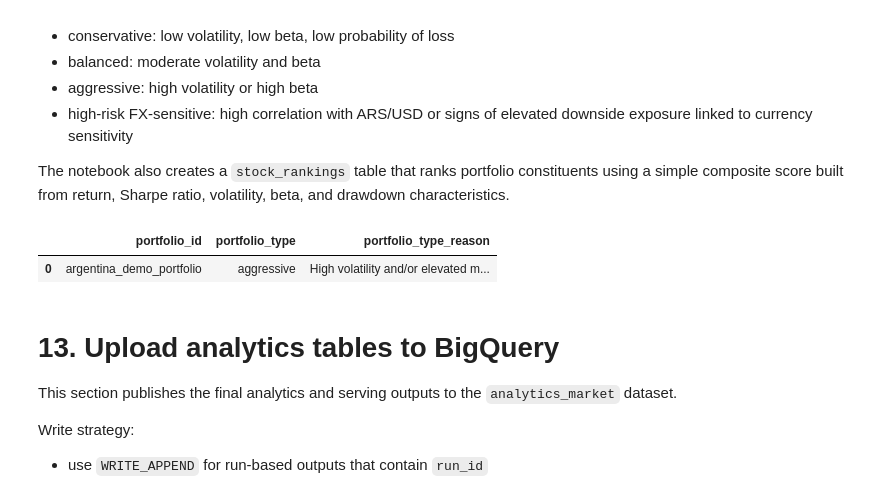
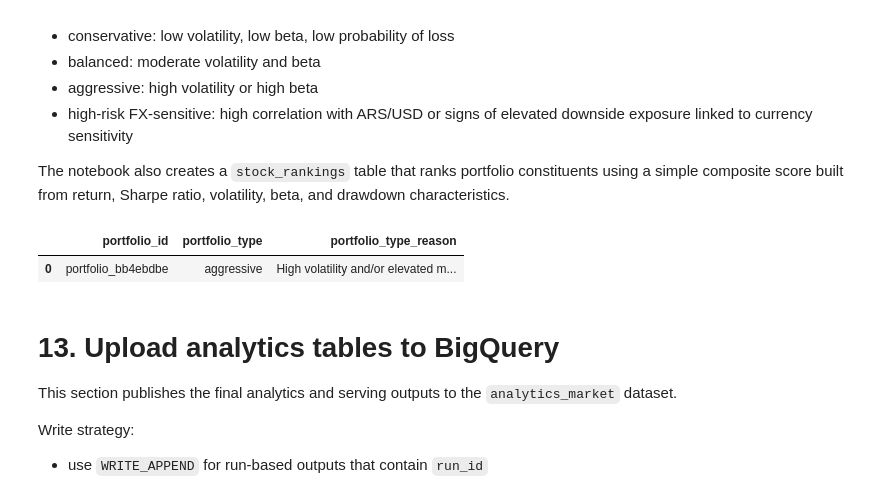
Before and after one commit to joseBouza17/bigdata-merval-analysis, a Jupyter notebook: 02_transform_serve_montecarlo.ipynb, the cells around one changed output. Cells and saved outputs as stored; diff of their text form; code cells hidden in the pictures.

```diff
--- a/02_transform_serve_montecarlo.ipynb
+++ b/02_transform_serve_montecarlo.ipynb
@@ -370,6 +341,7 @@ Validation checks include:
 - the portfolio has overlapping return history across all selected names
 # %%
 weights = validate_portfolio_weights(USER_PORTFOLIO)
+PORTFOLIO_ID = f"portfolio_{RUN_ID[:8]}"
 
 available_stock_tickers = set(stock_metrics["ticker"].astype(str)) if "ticker" in stock_metrics.columns else set()
 missing_in_stock_metrics = sorted(set(weights.index) - available_stock_tickers)
@@ -781,7 +709,7 @@ def choose_metric_column(df, candidates):
 vol_col = choose_metric_column(stock_metrics, ["volatility", "annual_volatility"])
 sharpe_col = choose_metric_column(stock_metrics, ["sharpe_ratio", "annual_sharpe", "sharpe"])
 mdd_col = choose_metric_column(stock_metrics, ["max_drawdown", "drawdown"])
-stock_return_col = choose_metric_column(stock_metrics, ["annual_return", "average_return", "expected_return", "return_annualized"])
+stock_return_col = choose_metric_column(stock_metrics, ["annual_return", "expected_return", "return_annualized"])
 
 corr_fx_col = choose_metric_column(correlation_matrix_long, ["correlation", "correlation_value"])
 
@@ -856,34 +784,34 @@ stock_rank_base["ranking_score"] = (
 
 stock_rank_base["portfolio_type"] = portfolio_type
 stock_rank_base["justification"] = stock_rank_base.apply(
     lambda row: (
         f"Sharpe={row['sharpe_ratio']:.2f}, Vol={row['volatility']:.2f}, "
         f"Beta={row['beta_vs_merval']:.2f}, MaxDD={row['max_drawdown']:.2f}"
         if pd.notna(row["sharpe_ratio"]) and pd.notna(row["volatility"]) else
         "Ranking based on available processed return and risk metrics."
     ),
     axis=1
 )
 stock_rank_base["run_id"] = RUN_ID
 stock_rank_base["ingestion_timestamp"] = INGESTION_TIMESTAMP
 
 stock_rankings = stock_rank_base[[
     "ticker",
     "portfolio_type",
     "ranking_score",
     "volatility",
     "beta_vs_merval",
     "sharpe_ratio",
     "max_drawdown",
     "justification",
     "run_id",
     "ingestion_timestamp",
 ]].sort_values("ranking_score", ascending=False).reset_index(drop=True)
 
 portfolio_scenarios[["portfolio_id", "portfolio_type", "portfolio_type_reason"]]
 # %% [output]
 |  | portfolio_id | portfolio_type | portfolio_type_reason |
-| 0 | argentina_demo_portfolio | aggressive | High volatility and/or elevated m... |
+| 0 | portfolio_bb4ebdbe | aggressive | High volatility and/or elevated m... |
 # %% [markdown]
 # 13. Upload analytics tables to BigQuery
 
```
Also changed, not shown: parts of 9 cells of this notebook.
